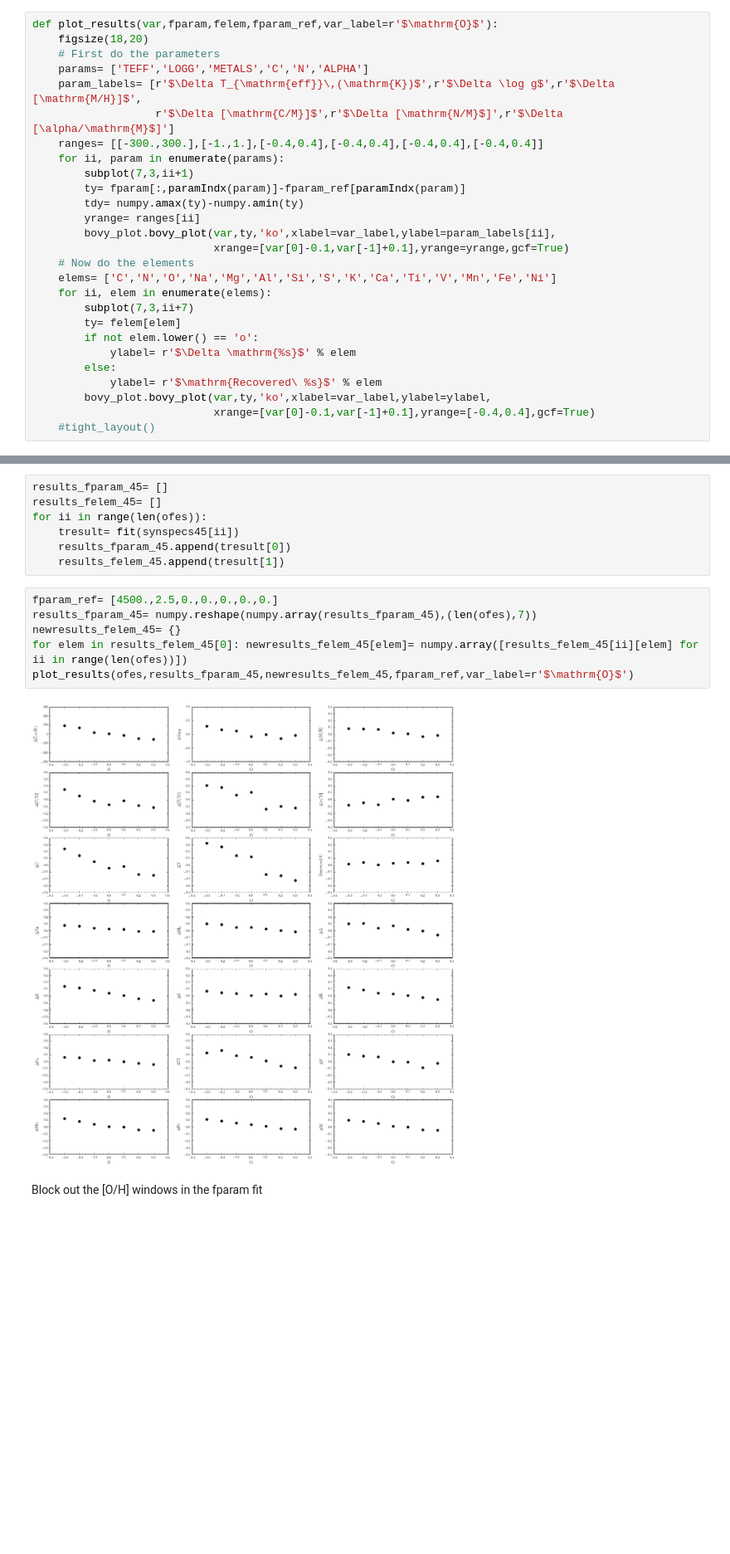
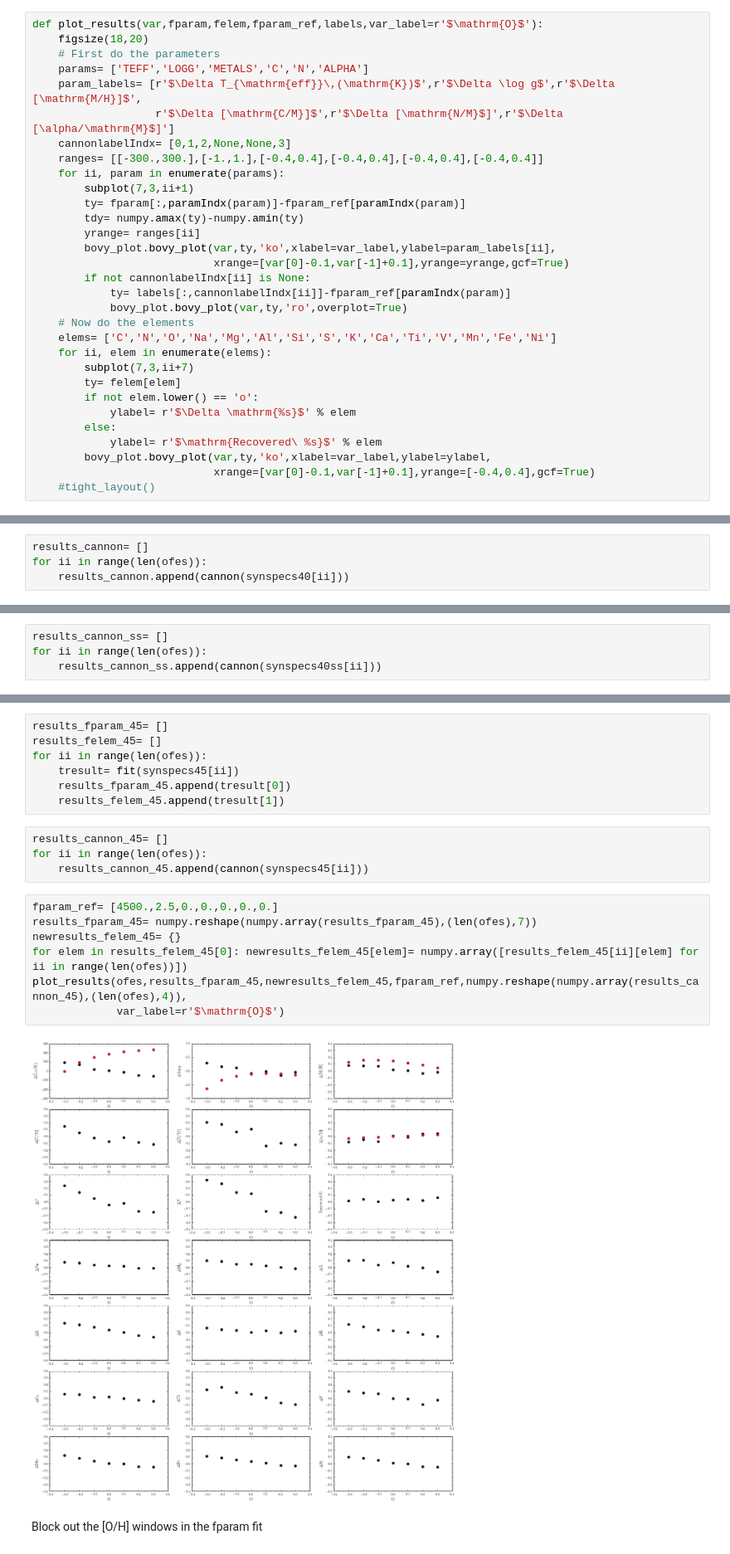
Before and after one commit to jobovy/misc-notebooks, a Jupyter notebook: apogee-aspcap-indivOvar.ipynb, the cells around one changed output, grey strips where cells are left out. Shown at 83% size. Saved outputs shown, nothing was run; the diff lists cells and outputs as text; blank space fills up the shorter version.

```diff
--- a/apogee-aspcap-indivOvar.ipynb
+++ b/apogee-aspcap-indivOvar.ipynb
@@ -47,12 +57,13 @@ def fit(synspec,initcannon=True,blockOwindows=False):
 # %% [markdown]
 A function to plot the results
 # %%
-def plot_results(var,fparam,felem,fparam_ref,var_label=r'$\mathrm{O}$'):
+def plot_results(var,fparam,felem,fparam_ref,labels,var_label=r'$\mathrm{O}$'):
     figsize(18,20)
     # First do the parameters
     params= ['TEFF','LOGG','METALS','C','N','ALPHA']
     param_labels= [r'$\Delta T_{\mathrm{eff}}\,(\mathrm{K})$',r'$\Delta \log g$',r'$\Delta [\mathrm{M/H}]$',
                    r'$\Delta [\mathrm{C/M}]$',r'$\Delta [\mathrm{N/M}$]',r'$\Delta [\alpha/\mathrm{M}$]']
+    cannonlabelIndx= [0,1,2,None,None,3]
     ranges= [[-300.,300.],[-1.,1.],[-0.4,0.4],[-0.4,0.4],[-0.4,0.4],[-0.4,0.4]]
     for ii, param in enumerate(params):
         subplot(7,3,ii+1)
@@ -61,6 +72,9 @@ def plot_results(var,fparam,felem,fparam_ref,var_label=r'$\mathrm{O}$'):
         yrange= ranges[ii]
         bovy_plot.bovy_plot(var,ty,'ko',xlabel=var_label,ylabel=param_labels[ii],
                             xrange=[var[0]-0.1,var[-1]+0.1],yrange=yrange,gcf=True)
+        if not cannonlabelIndx[ii] is None:
+            ty= labels[:,cannonlabelIndx[ii]]-fparam_ref[paramIndx(param)]
+            bovy_plot.bovy_plot(var,ty,'ro',overplot=True)
     # Now do the elements
     elems= ['C','N','O','Na','Mg','Al','Si','S','K','Ca','Ti','V','Mn','Fe','Ni']
     for ii, elem in enumerate(elems):
@@ -102,6 +116,10 @@ for ii in range(len(ofes)):
     tresult= fit(synspecs40[ii])
     results_fparam.append(tresult[0])
     results_felem.append(tresult[1])
+# %%
+results_cannon= []
+for ii in range(len(ofes)):
+    results_cannon.append(cannon(synspecs40[ii]))
 # %%
 fparam_ref= [4000.,2.5,0.,0.,0.,0.,0.]
 results_fparam= numpy.reshape(numpy.array(results_fparam),(len(ofes),7))
@@ -125,6 +144,10 @@ for ii in range(len(ofes)):
     tresult= fit(synspecs40ss[ii])
     results_fparam_ss.append(tresult[0])
     results_felem_ss.append(tresult[1])
+# %%
+results_cannon_ss= []
+for ii in range(len(ofes)):
+    results_cannon_ss.append(cannon(synspecs40ss[ii]))
 # %%
 fparam_ref= [4000.,2.5,0.,0.,0.,0.,0.]
 results_fparam_ss= numpy.reshape(numpy.array(results_fparam_ss),(len(ofes),7))
@@ -148,14 +172,19 @@ for ii in range(len(ofes)):
     tresult= fit(synspecs45[ii])
     results_fparam_45.append(tresult[0])
     results_felem_45.append(tresult[1])
+# %%
+results_cannon_45= []
+for ii in range(len(ofes)):
+    results_cannon_45.append(cannon(synspecs45[ii]))
 # %%
 fparam_ref= [4500.,2.5,0.,0.,0.,0.,0.]
 results_fparam_45= numpy.reshape(numpy.array(results_fparam_45),(len(ofes),7))
 newresults_felem_45= {}
 for elem in results_felem_45[0]: newresults_felem_45[elem]= numpy.array([results_felem_45[ii][elem] for ii in range(len(ofes))])
-plot_results(ofes,results_fparam_45,newresults_felem_45,fparam_ref,var_label=r'$\mathrm{O}$')
+plot_results(ofes,results_fparam_45,newresults_felem_45,fparam_ref,numpy.reshape(numpy.array(results_cannon_45),(len(ofes),4)),
+             var_label=r'$\mathrm{O}$')
 # %% [output]
-[figure, old version]
+[figure, new version]
 # %% [markdown]
 Block out the [O/H] windows in the fparam fit
 # %%
```
Also changed, not shown: parts of 6 cells of this notebook.
